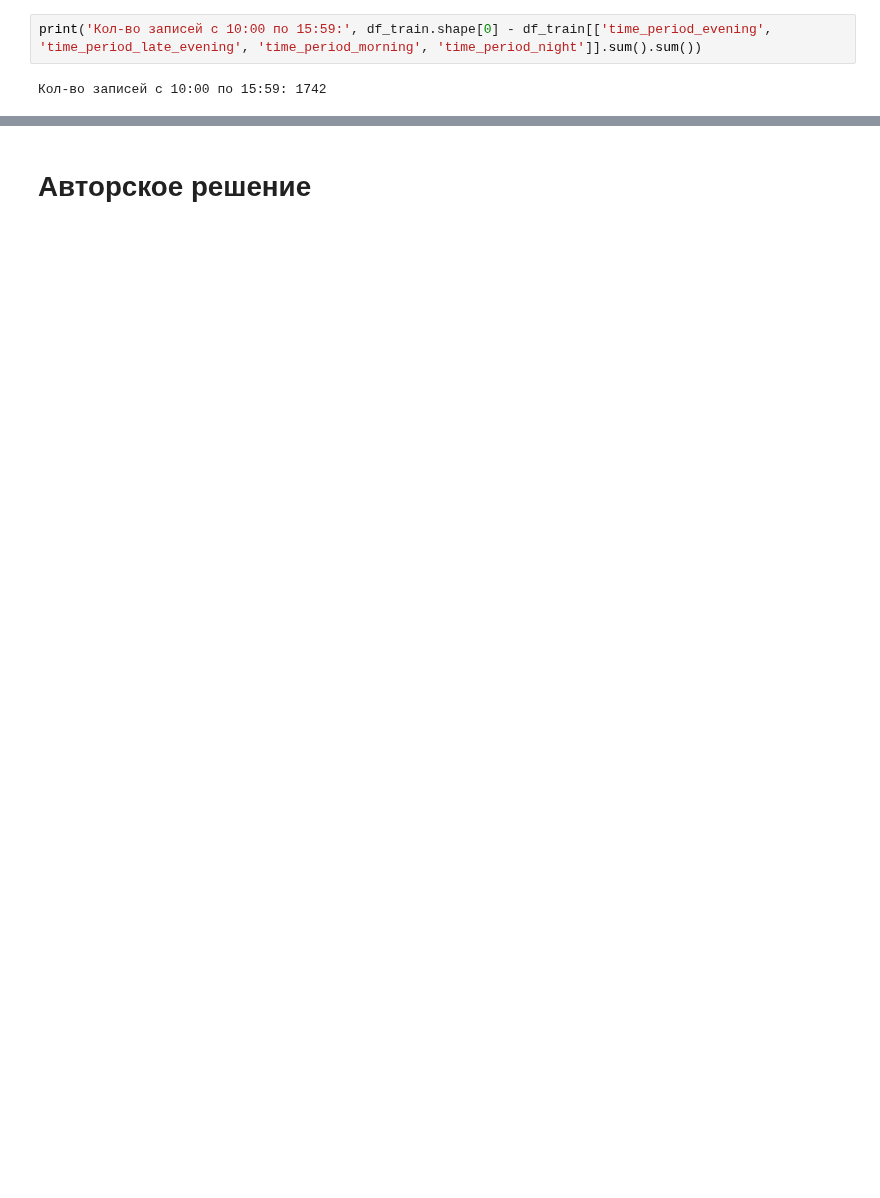
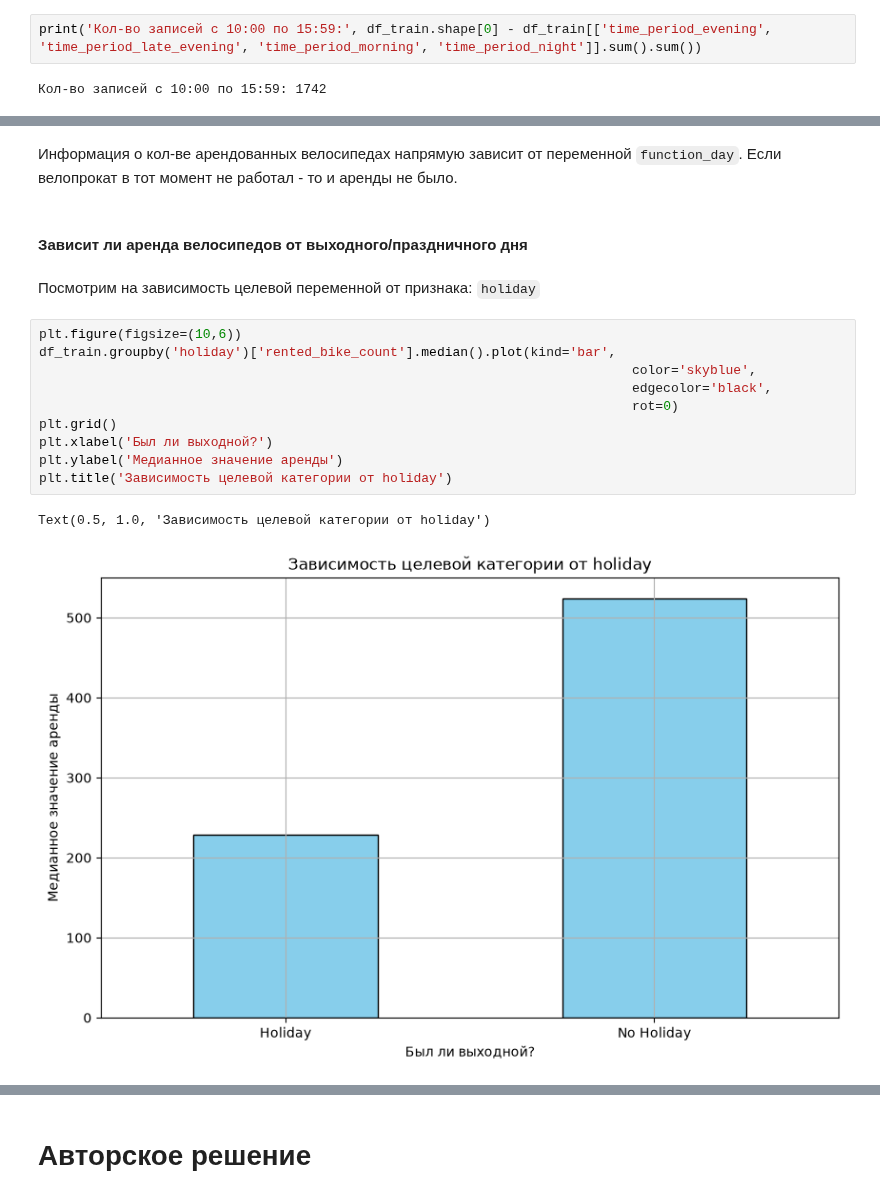
Before and after one commit to ilya-liniukhin/bikesouth_regression_problem, a Jupyter notebook: notebook.ipynb, the cells around one changed output, grey strips where cells are left out. Cells and saved outputs as stored; diff of their text form; blank space fills up the shorter version.

```diff
--- a/notebook.ipynb
+++ b/notebook.ipynb
@@ -832,0 +868,19 @@ print('Кол-во записей с 10:00 по 15:59:', df_train.shape[0] - df_
+# %% [markdown]
+Информация о кол-ве арендованных велосипедах напрямую зависит от переменной `function_day`. Если велопрокат в тот момент не работал - то и аренды не было.
+# %% [markdown]
+#### Зависит ли аренда велосипедов от выходного/праздничного дня
+# %% [markdown]
+Посмотрим на зависимость целевой переменной от признака: `holiday`
+# %%
+plt.figure(figsize=(10,6))
+df_train.groupby('holiday')['rented_bike_count'].median().plot(kind='bar',
+                                                                            color='skyblue',
+                                                                            edgecolor='black',
+                                                                            rot=0)
+plt.grid()
+plt.xlabel('Был ли выходной?')
+plt.ylabel('Медианное значение аренды')
+plt.title('Зависимость целевой категории от holiday')
+# %% [output]
+Text(0.5, 1.0, 'Зависимость целевой категории от holiday')
+[figure, added]
```
Also changed, not shown: parts of 40 cells of this notebook, 1 other file.
